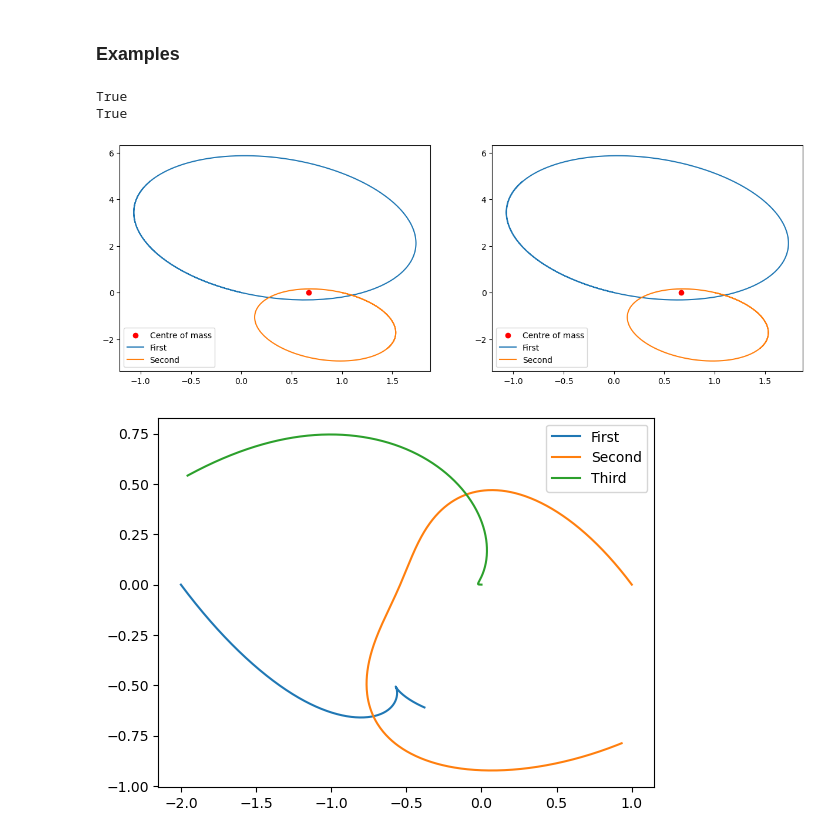
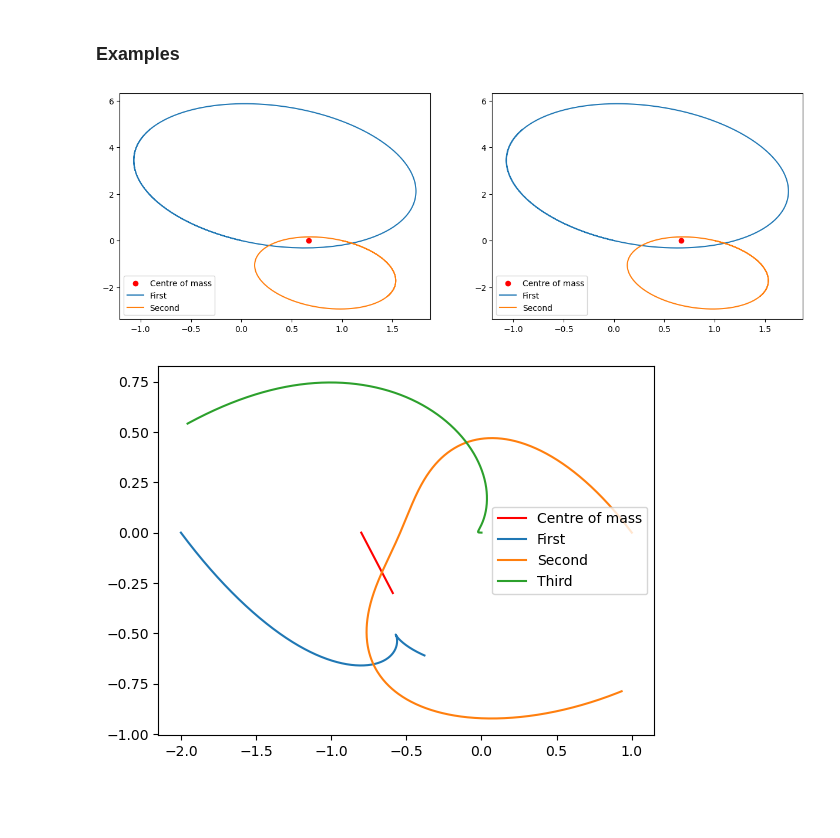
Before and after one commit to Vileh/QMUL-Data-Analytics-Courseworks, a Jupyter notebook: SciComp_1/Coursework1_Trisolaris.ipynb, the cells around one changed output. Drawn from its saved outputs; the diff is of its cells as text; code cells hidden in the pictures; blank space fills up the shorter version.

```diff
--- a/SciComp_1/Coursework1_Trisolaris.ipynb
+++ b/SciComp_1/Coursework1_Trisolaris.ipynb
@@ -56,7 +56,14 @@ import matplotlib.pyplot as plt
 from scipy.integrate import solve_ivp
 
 # Constants
-G = 1
+def get_radius(mass):
+    """
+    Calculate and return the radius of a star given its mass.
 
-def get_radius(mass):
+    Parameters:
+    mass (float): The mass of the star.
+
+    Returns:
+    float: The radius of the star.
+    """
     return mass * 0.03
@@ -127,10 +70,30 @@ class ExplicitIntegrator :
 # %%
 # Class: star
 class Star():
+    """
+    A class used to represent a star.
+
+    Attributes
+    ----------
+    name : str
+        The name of the star.
+    giant : bool
+        Whether the star is a hypergiant or not.
+    mass : float
+        The mass of the star.
+    starting_position : numpy.ndarray
+        The starting position of the star.
+    starting_velocity : numpy.ndarray
+        The starting velocity of the star.
+    radius : float
+        The radius of the star.
+    """
 
     def __init__(self, name, giant=False, mass=1, starting_position=np.array([0,0]), starting_velocity=np.array([0,0])):
         assert isinstance(name, str), "Name must be of type string"
         assert isinstance(giant, bool), "Giant must be of type bool"
+        assert starting_position.shape == (2,), "Starting position must be a 2D vector"
+        assert starting_velocity.shape == (2,), "Starting velocity must be a 2D vector"
         assert mass > 0, 'mass must be positive'
 
         self.name = name
@@ -138,9 +101,10 @@ class Star():
         self.mass = mass
         self.starting_position = starting_position
         self.starting_velocity = starting_velocity
+        self._get_radius = get_radius
 
         # radius depends on whether the star is a giant or not
         if self.giant:
-            self.radius = get_radius(self.mass)
+            self.radius = self._get_radius(self.mass)
         else:
             self.radius = 0
@@ -326,8 +404,8 @@ class Stellar_system():
 first_star = Star(name='First', mass=0.21, starting_position=np.array([0,0]), starting_velocity=np.array([-0.5,0.5]))
 second_star = Star(name='Second', mass=0.42, starting_position=np.array([1,0]), starting_velocity=np.array([0.25,-0.25]))
 
-my_stellar_system = Stellar_system(max_time=100, N_time_steps=1000, integration_method='RK45', name='Solar system')
-my_stellar_system_2 = Stellar_system(max_time=100, N_time_steps=10000, integration_method='MidPoint', name='Solar system')
+my_stellar_system = Stellar_System(max_time=100, N_time_steps=1000, integration_method='RK45', name='Solar system')
+my_stellar_system_2 = Stellar_System(max_time=100, N_time_steps=10000, integration_method='MidPoint', name='Solar system')
 
 my_stellar_system.add_star(first_star)
 my_stellar_system.add_star(second_star)
@@ -335,36 +413,34 @@ my_stellar_system.add_star(second_star)
 my_stellar_system_2.add_star(first_star)
 my_stellar_system_2.add_star(second_star)
 
-solution_1 = my_stellar_system.calculate_movement()
-solution_2 = my_stellar_system_2.calculate_movement()
+my_stellar_system.calculate_movement()
+my_stellar_system_2.calculate_movement()
 
 fig, ax = plt.subplots(1, 2, figsize=(15,5))
 
-my_stellar_system.plot_movement(solution_1, ax[0], plot_centre_of_mass=True)
-my_stellar_system_2.plot_movement(solution_2, ax[1], plot_centre_of_mass=True)
+my_stellar_system.plot_movement(ax[0], plot_centre_of_mass=True)
+my_stellar_system_2.plot_movement(ax[1], plot_centre_of_mass=True)
 # %% [output]
-True
-True
 [figure]
 # %%
 # 2-body problem [0,0,0,0.5] and [1,0,0,-0.5] work well
 first_star = Star(name='First', mass=1, giant=True, starting_position=np.array([-2,0]), starting_velocity=np.array([.5,-.5]))
 second_star = Star(name='Second', mass=0.4, starting_position=np.array([1,0]), starting_velocity=np.array([-0.75,0.75]))
 third_star = Star(name='Third', mass=0.6, starting_position=np.array([0,0]), starting_velocity=np.array([-0.1,0]))
 
-my_stellar_system = Stellar_system(max_time=3, N_time_steps=1000, integration_method='MidPoint', name='Solar system')
+my_stellar_system = Stellar_System(max_time=3, N_time_steps=1000, integration_method='MidPoint', name='Solar system')
 
 my_stellar_system.add_star(first_star)
 my_stellar_system.add_star(second_star)
 my_stellar_system.add_star(third_star)
 
-solution = my_stellar_system.calculate_movement()
+my_stellar_system.calculate_movement()
 
 fig, ax = plt.subplots(1, 1)
 
-my_stellar_system.plot_movement(solution, ax)
+my_stellar_system.plot_movement(ax, plot_centre_of_mass=True)
 # %% [output]
-[figure, old version]
+[figure, new version]
 # %%
 # 3-body problem
 
```
Also changed, not shown: parts of 5 cells of this notebook.
